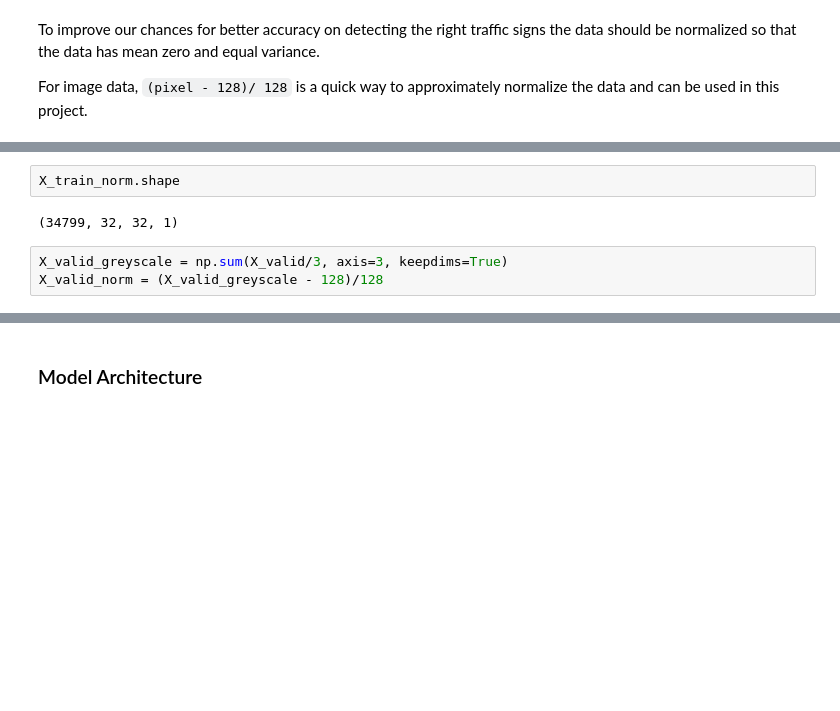
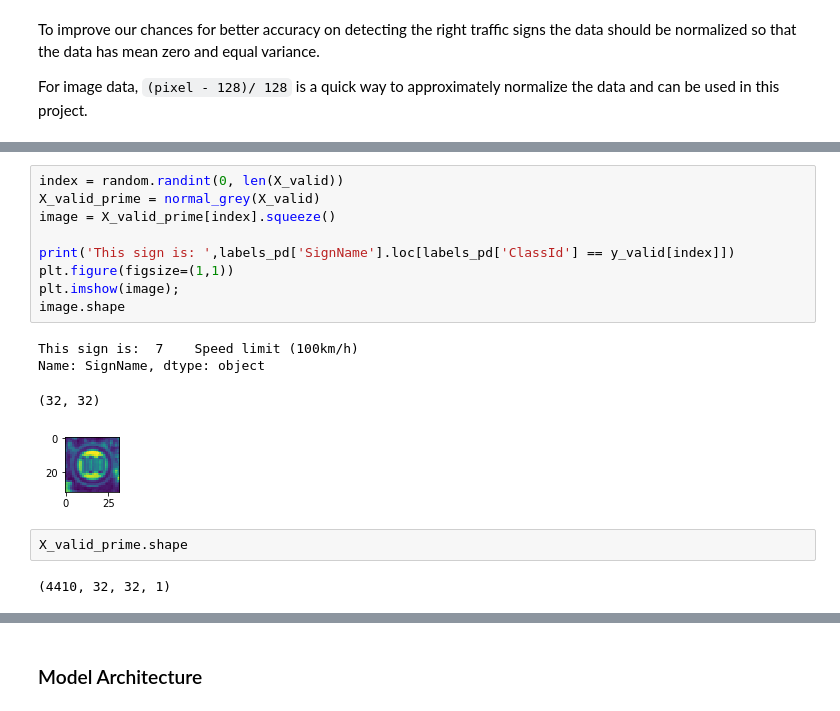
Before and after one commit to devindatt/CNN-Trafficsign-Classifier, a Jupyter notebook: Traffic_Sign_Classifier-Final.ipynb, the cells around one changed output, grey strips where cells are left out. Cells and saved outputs as stored; diff of their text form; blank space fills up the shorter version.

```diff
--- a/Traffic_Sign_Classifier-Final.ipynb
+++ b/Traffic_Sign_Classifier-Final.ipynb
@@ -208,7 +229,18 @@ X_train.shape
+# %%
+index = random.randint(0, len(X_valid))
+X_valid_prime = normal_grey(X_valid)
+image = X_valid_prime[index].squeeze()
+
+print('This sign is: ',labels_pd['SignName'].loc[labels_pd['ClassId'] == y_valid[index]])
+plt.figure(figsize=(1,1))
+plt.imshow(image);
+image.shape
+# %% [output]
+This sign is:  7    Speed limit (100km/h)
+Name: SignName, dtype: object
+(32, 32)
+[figure, added]
 # %%
-X_train_norm.shape
+X_valid_prime.shape
 # %% [output]
-(34799, 32, 32, 1)
+(4410, 32, 32, 1)
-# %%
-X_valid_greyscale = np.sum(X_valid/3, axis=3, keepdims=True)
-X_valid_norm = (X_valid_greyscale - 128)/128
```
Also changed, not shown: parts of 20 cells of this notebook, 1 other file.
